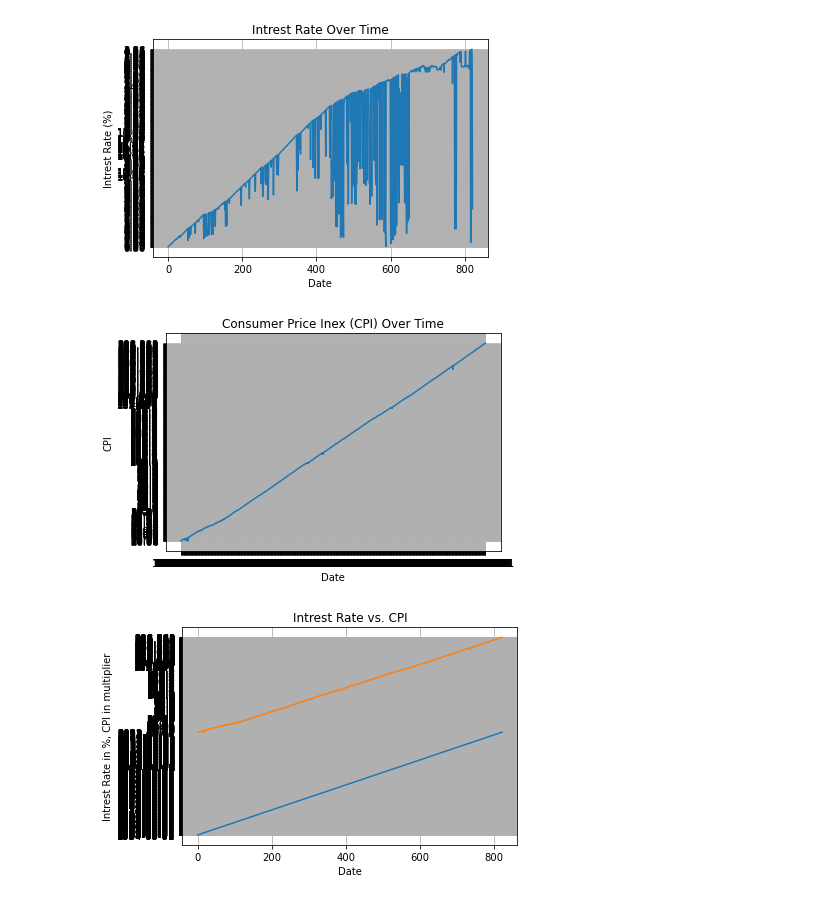
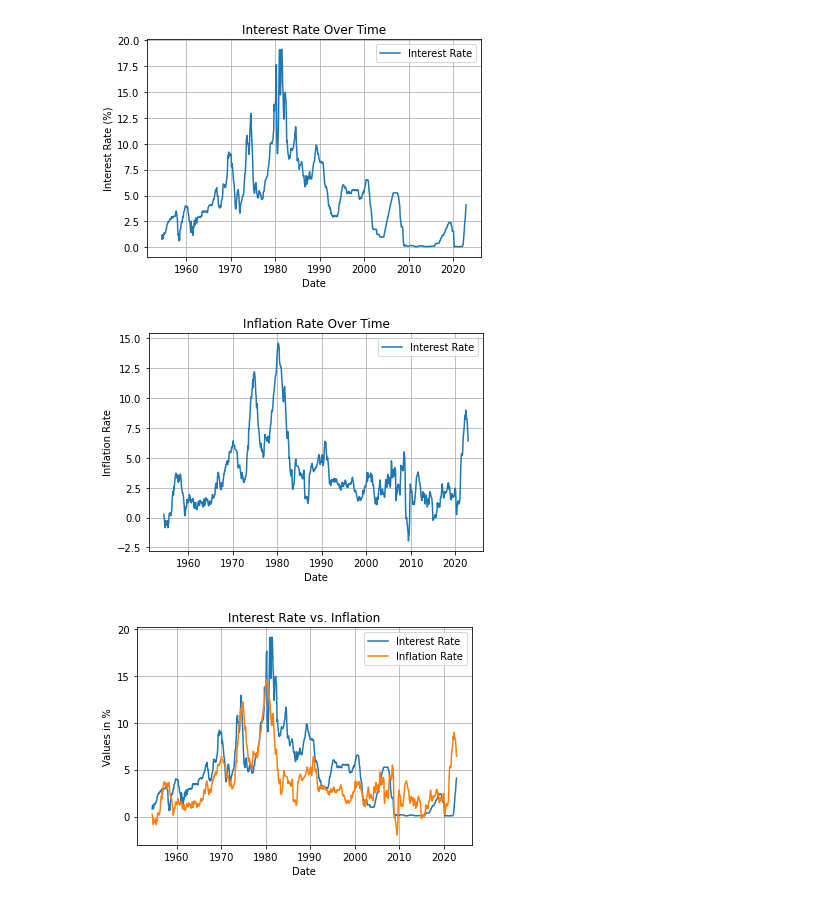
Before and after one commit to Lionta/Project-1, a Jupyter notebook: interest_rate_vs_inflation.ipynb, the cells around one changed output. Drawn from its saved outputs; the diff is of its cells as text; code cells hidden in the pictures.

```diff
--- a/interest_rate_vs_inflation.ipynb
+++ b/interest_rate_vs_inflation.ipynb
@@ -101,14 +95,10 @@ cpi_df
 # %%
-# Merge Intrest Rate and CPI
-
-mer_int_cpi_df = pd.merge(int_rate_df, cpi_df, on='date')
-mer_int_cpi_df = mer_int_cpi_df.rename(columns={"value_x": "Interest Rate", "value_y": "CPI"})
-
-
+# Merge Interest Rate and CPI
+mer_int_cpi_df = pd.merge(int_rate_df, cpi_df, on= 'Date')
 
 # Write to CSV
 mer_int_cpi_df.to_csv("output_data/merged_int_unemp_gdp_df.csv")
 
 #Display
-mer_int_cpi_df
+mer_int_cpi_df.head()
 # %% [output]
@@ -128,55 +124,80 @@ mer_int_cpi_df
 # %%
-x_axis = mer_int_cpi_df["date"]
+# Create interest rate over time line graph
+x_axis = mer_int_cpi_df["Date"]
 y_axis = mer_int_cpi_df["Interest Rate"]
 
-plt.title("Intrest Rate Over Time")
+# Add titles
+plt.title("Interest Rate Over Time")
 plt.xlabel("Date")
-plt.ylabel("Intrest Rate (%)")
+plt.ylabel("Interest Rate (%)")
 
+# Add gridlines for effect
 plt.grid()
 
-plt.savefig("output_data/Fig1.png")
+# Plot?
+plt.plot(x_axis, y_axis)
 
-plt.plot(y_axis)
+# Add legend
+plt.legend(["Interest Rate"])
+
+# Export to figure
+plt.savefig("output_data/interest_over_time.png")
+
+# Display plot
 plt.show()
 # %% [output]
-[figure, old version]
+[figure, new version]
 # %%
-x_axis = mer_int_cpi_df["date"]
-y_axis = mer_int_cpi_df["CPI"]
+# Create interest rate over time line graph
+x_axis = mer_int_cpi_df["Date"]
+y_axis = mer_int_cpi_df["Inflation Rate"]
 
-plt.title("Consumer Price Inex (CPI) Over Time")
+# Add titles
+plt.title("Inflation Rate Over Time")
 plt.xlabel("Date")
-plt.ylabel("CPI")
+plt.ylabel("Inflation Rate")
 
+# Add gridlines for effect
 plt.grid()
 
+# Plot?
 plt.plot(x_axis, y_axis)
 
+# Change line color
+plt.plot(color = "orange")
+
+# Add legend
+plt.legend(["Interest Rate"])
+
 # Save the figure
-plt.savefig("output_data/Fig2.png")
+plt.savefig("output_data/inflation_over_time.png")
 
 plt.show()
 # %% [output]
-[figure, old version]
+[figure, new version]
 # %%
-x_axis = mer_int_cpi_df["date"]
+# Create Interest rate vs inflation rate line graph
+x_axis = mer_int_cpi_df["Date"]
 y_axis = mer_int_cpi_df["Interest Rate"]
-y_axis = mer_int_cpi_df["CPI"]
+y2_axis = mer_int_cpi_df["Inflation Rate"]
 
-plt.title("Intrest Rate vs. CPI")
+# Add titles
+plt.title("Interest Rate vs. Inflation")
 plt.xlabel("Date")
-plt.ylabel("Intrest Rate in %, CPI in multiplier")
+plt.ylabel("Values in %")
 
+# Add gridlines for effect
 plt.grid()
 
-plt.plot(x_axis)
-plt.plot(y_axis)
+# Plot
+plt.plot(x_axis, y_axis)
+plt.plot(x_axis, y2_axis)
+plt.legend(["Interest Rate", "Inflation Rate"])
 
 # Save the figure
-plt.savefig("output_data/Fig3.png")
+plt.savefig("output_data/interest_vs_inflation_line.png")
 
 plt.show()
 # %% [output]
-[figure, old version]
+[figure, new version]
 # %%
```
Also changed, not shown: parts of 11 cells of this notebook, 13 other files.
